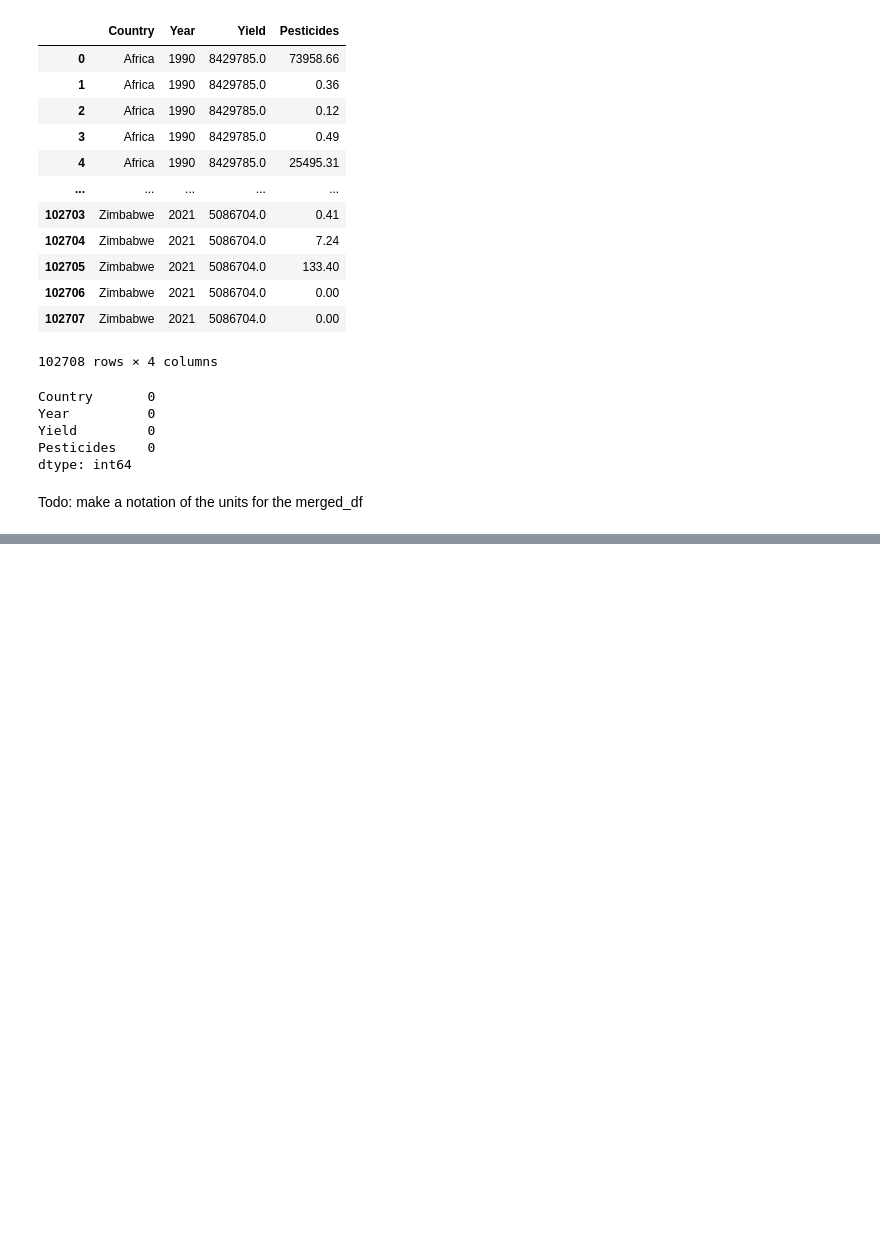
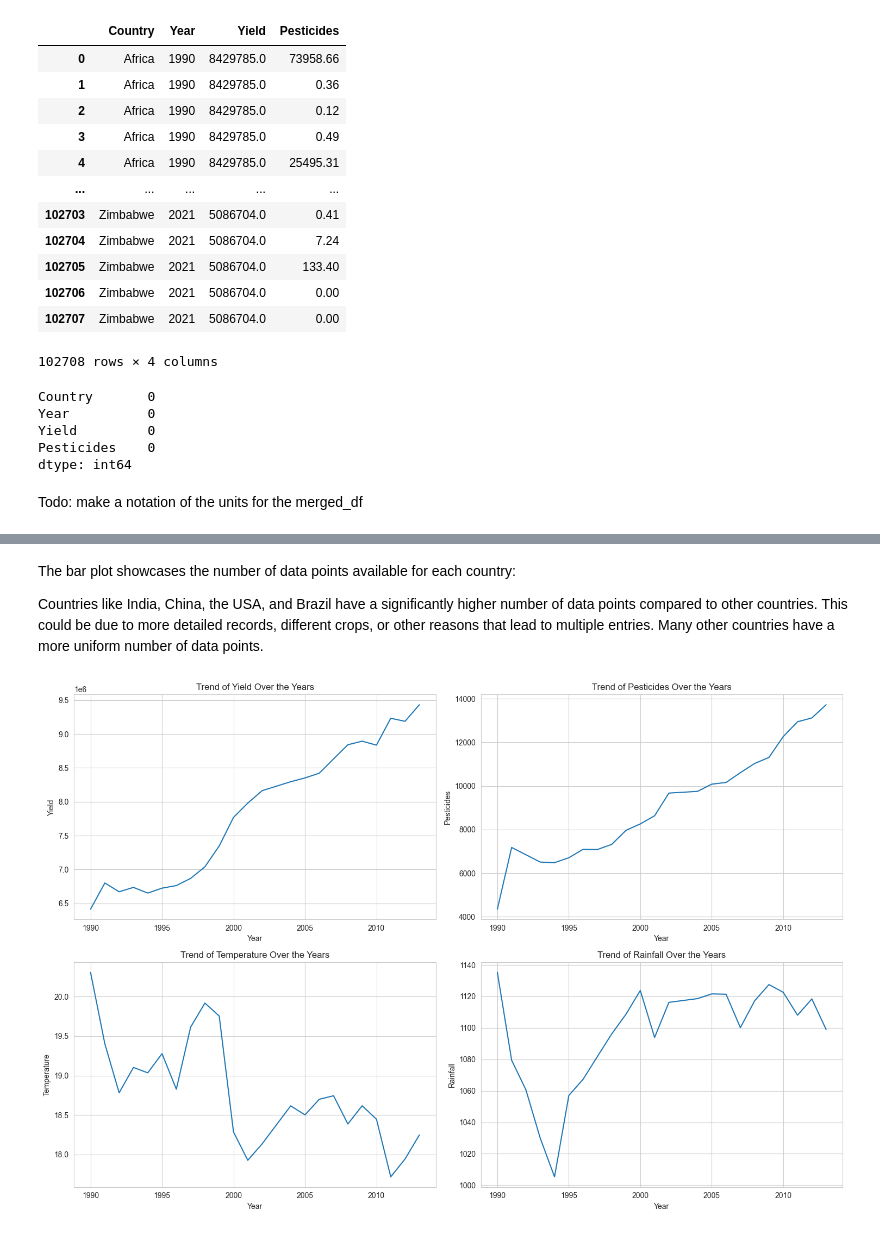
Before and after one commit to nkabram/um-milestone, a Jupyter notebook: milestone.ipynb, the cells around one changed output, grey strips where cells are left out. Saved outputs shown, nothing was run; the diff lists cells and outputs as text; code cells hidden in the pictures; blank space fills up the shorter version.

```diff
--- a/milestone.ipynb
+++ b/milestone.ipynb
@@ -807,0 +973,42 @@ Todo: make a notation of the units for the merged_df
+# %% [markdown]
+The bar plot showcases the number of data points available for each country:
+
+Countries like India, China, the USA, and Brazil have a significantly higher number of data points compared to other countries. This could be due to more detailed records, different crops, or other reasons that lead to multiple entries.
+Many other countries have a more uniform number of data points.
+# %%
+# Plot the distribution of data points over the years
+def time_series(df, columns):
+    """
+    Plot time series for the given columns to understand their trends over the years.
+
+    Parameters:
+    - df: The dataset in the form of a DataFrame.
+    - columns: List of columns for which time series should be plotted.
+
+    Returns:
+    - None (plots the time series).
+    """
+    # Set up the aesthetics
+    sns.set_style("whitegrid")
+    plt.figure(figsize=(15, 10))
+
+    # Loop through columns and plot time series
+    for i, column in enumerate(columns, 1):
+        plt.subplot(2, 2, i)
+
+        # Group by year and calculate the mean for the column
+        yearly_data = df.groupby('Year')[column].mean()
+        yearly_data.plot()
+
+        plt.title(f'Trend of {column} Over the Years')
+        plt.xlabel('Year')
+        plt.ylabel(column)
+
+    plt.tight_layout()
+    plt.show()
+
+# Plot time series for the specified columns
+columns_to_plot_time_series = ['Yield', 'Pesticides', 'Temperature', 'Rainfall']
+time_series(df, columns_to_plot_time_series)
+# %% [output]
+[figure, added]
```
Also changed, not shown: parts of 33 cells of this notebook.
